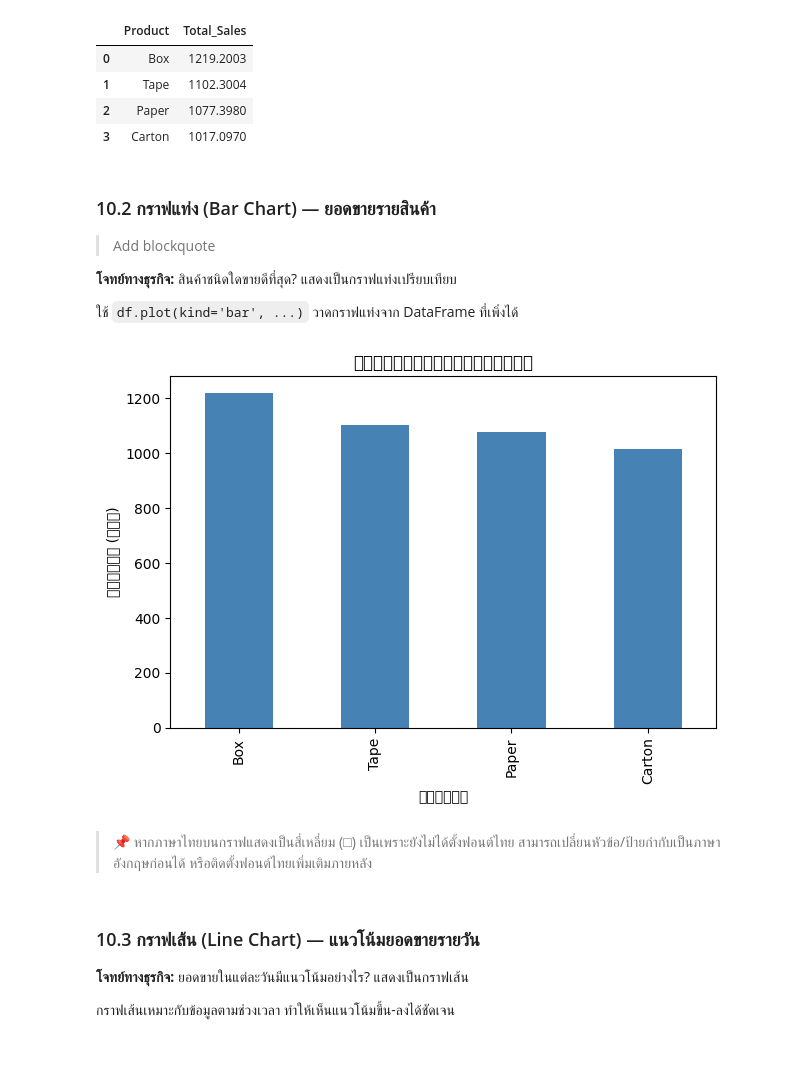
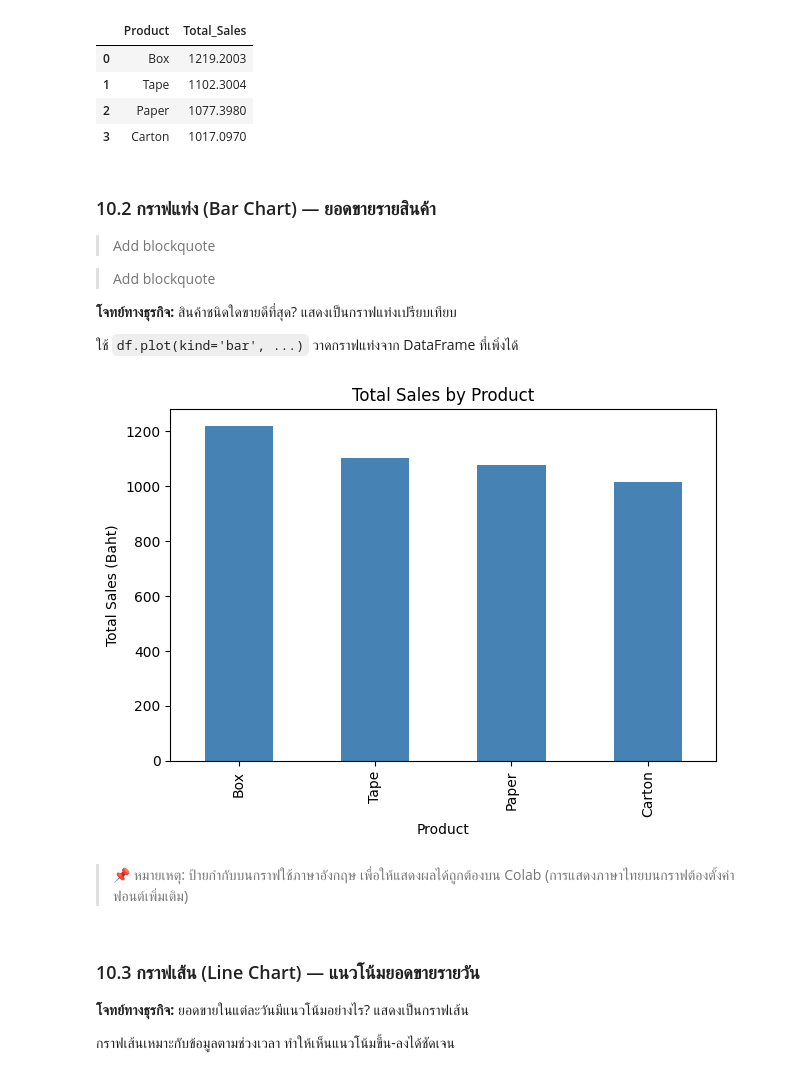
Before and after one commit to syanyong/SQL_Fundamental_SCGP_Hands_on, a Jupyter notebook: SQL_Fundamental_SCGP_Hands-on.ipynb, the cells around one changed output. Cells and saved outputs as stored; diff of their text form; code cells hidden in the pictures.

```diff
--- a/SQL_Fundamental_SCGP_Hands-on.ipynb
+++ b/SQL_Fundamental_SCGP_Hands-on.ipynb
@@ -1477,6 +1479,10 @@ Done.
 | 3 | Carton | 1017.0970 |
 # %% [markdown]
 ### 10.2 กราฟแท่ง (Bar Chart) — ยอดขายรายสินค้า
+
+> Add blockquote
+
+
 
 > Add blockquote
 
@@ -1488,16 +1494,16 @@ Done.
 # %%
 import matplotlib.pyplot as plt
 
 df.plot(kind='bar', x='Product', y='Total_Sales', legend=False, color='steelblue')
-plt.title('ยอดขายรวมรายสินค้า')
-plt.xlabel('สินค้า')
-plt.ylabel('ยอดขาย (บาท)')
+plt.title('Total Sales by Product')
+plt.xlabel('Product')
+plt.ylabel('Total Sales (Baht)')
 plt.tight_layout()
 plt.show()
 # %% [output]
-[figure, old version]
+[figure, new version]
 # %% [markdown]
-> 📌 หากภาษาไทยบนกราฟแสดงเป็นสี่เหลี่ยม (□) เป็นเพราะยังไม่ได้ตั้งฟอนต์ไทย สามารถเปลี่ยนหัวข้อ/ป้ายกำกับเป็นภาษาอังกฤษก่อนได้ หรือติดตั้งฟอนต์ไทยเพิ่มเติมภายหลัง
+> 📌 หมายเหตุ: ป้ายกำกับบนกราฟใช้ภาษาอังกฤษ เพื่อให้แสดงผลได้ถูกต้องบน Colab (การแสดงภาษาไทยบนกราฟต้องตั้งค่าฟอนต์เพิ่มเติม)
 # %% [markdown]
 ### 10.3 กราฟเส้น (Line Chart) — แนวโน้มยอดขายรายวัน
 
```
Also changed, not shown: parts of 2 cells of this notebook, 1 other file.
